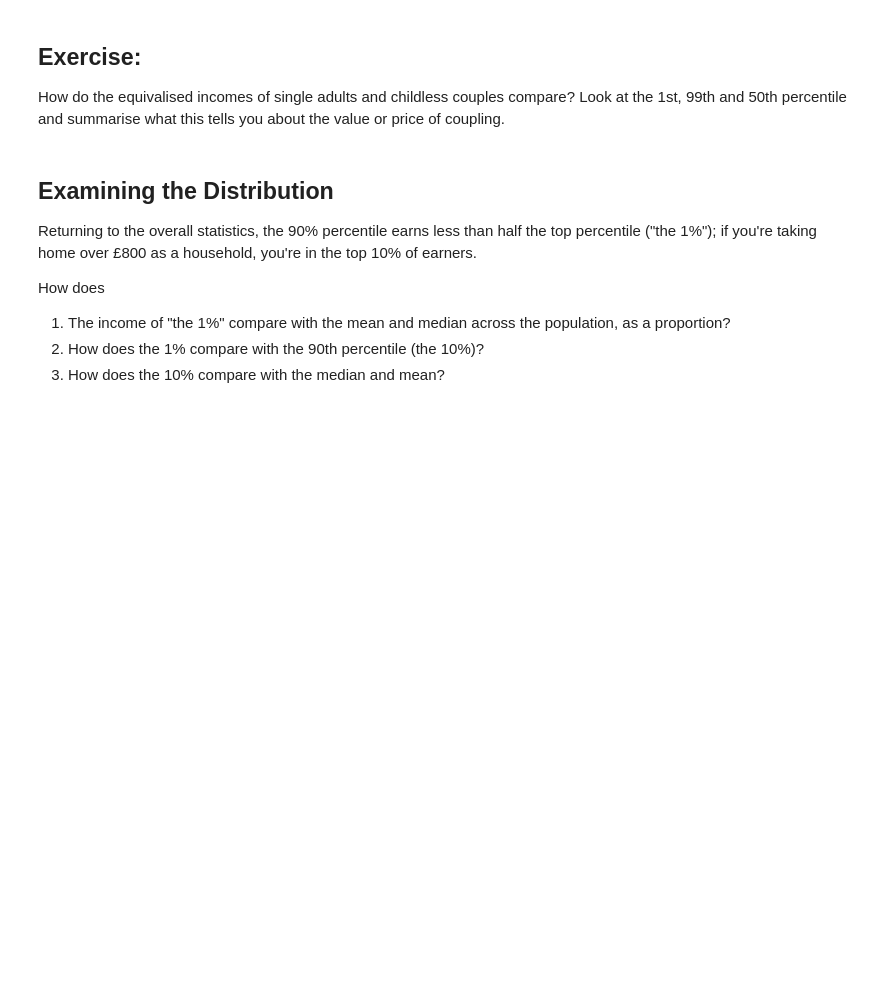
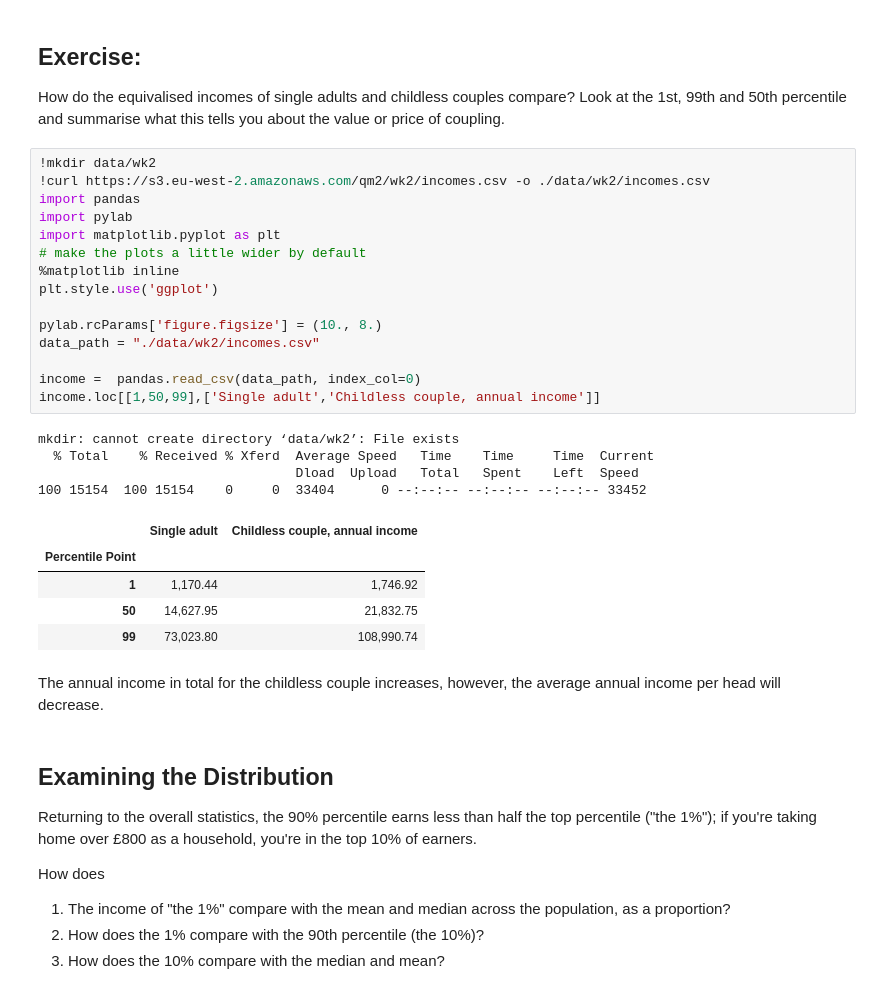
Before and after one commit to haruhiysd/QM2, a Jupyter notebook: notebooks/W02. Pandas.ipynb, the cells around one changed output. Cells and saved outputs as stored; diff of their text form; blank space fills up the shorter version.

```diff
--- a/notebooks/W02. Pandas.ipynb
+++ b/notebooks/W02. Pandas.ipynb
@@ -182,6 +173,33 @@ So, to recap, we can now access a particular **row** using *loc[index number]*,
 ## Exercise:
 
 How do the equivalised incomes of single adults and childless couples compare? Look at the 1st, 99th and 50th percentile and summarise what this tells you about the value or price of coupling.
+# %%
+!mkdir data/wk2
+!curl https://s3.eu-west-2.amazonaws.com/qm2/wk2/incomes.csv -o ./data/wk2/incomes.csv
+import pandas
+import pylab
+import matplotlib.pyplot as plt
+# make the plots a little wider by default
+%matplotlib inline
+plt.style.use('ggplot')
+
+pylab.rcParams['figure.figsize'] = (10., 8.)
+data_path = "./data/wk2/incomes.csv"
+
+income =  pandas.read_csv(data_path, index_col=0)
+income.loc[[1,50,99],['Single adult','Childless couple, annual income']]
+# %% [output]
+mkdir: cannot create directory ‘data/wk2’: File exists
+  % Total    % Received % Xferd  Average Speed   Time    Time     Time  Current
+                                 Dload  Upload   Total   Spent    Left  Speed
+100 15154  100 15154    0     0  33404      0 --:--:-- --:--:-- --:--:-- 33452
+|  | Single adult | Childless couple, annual income |
+| Percentile Point |  |  |
+| 1 | 1,170.44 | 1,746.92 |
+| 50 | 14,627.95 | 21,832.75 |
+| 99 | 73,023.80 | 108,990.74 |
+# %% [markdown]
+The annual income in total for the childless couple increases, however, the average annual income per head will decrease.
 # %% [markdown]
 ## Examining the Distribution
 
```
Also changed, not shown: parts of 5 cells of this notebook.
